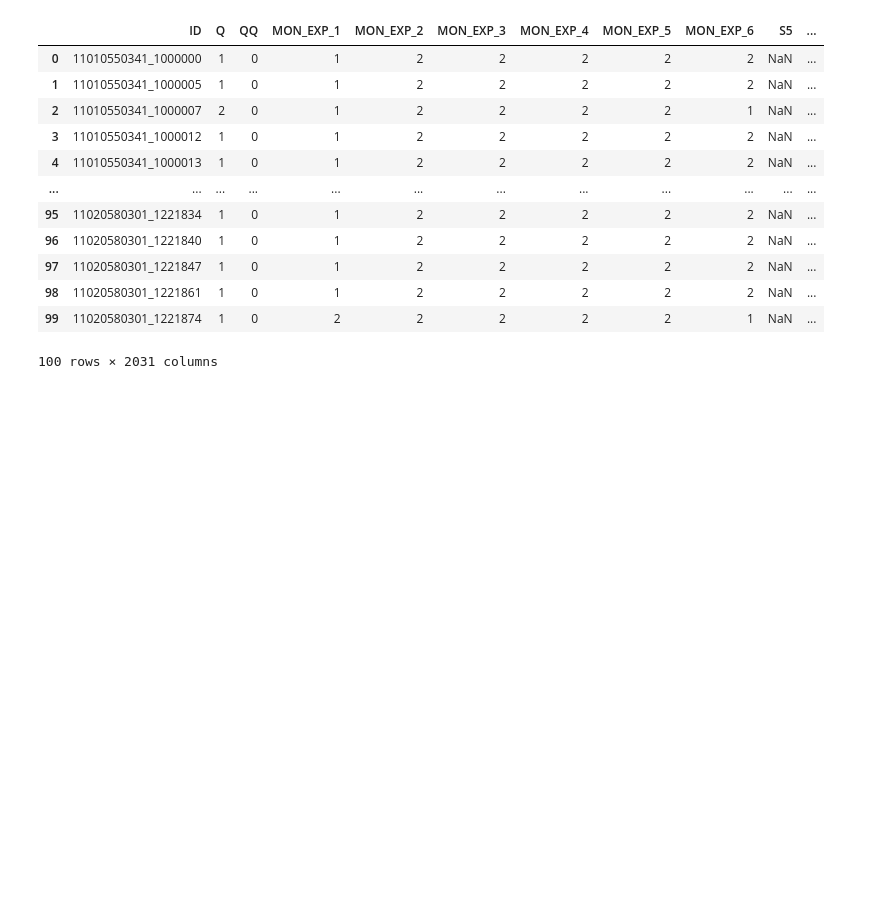
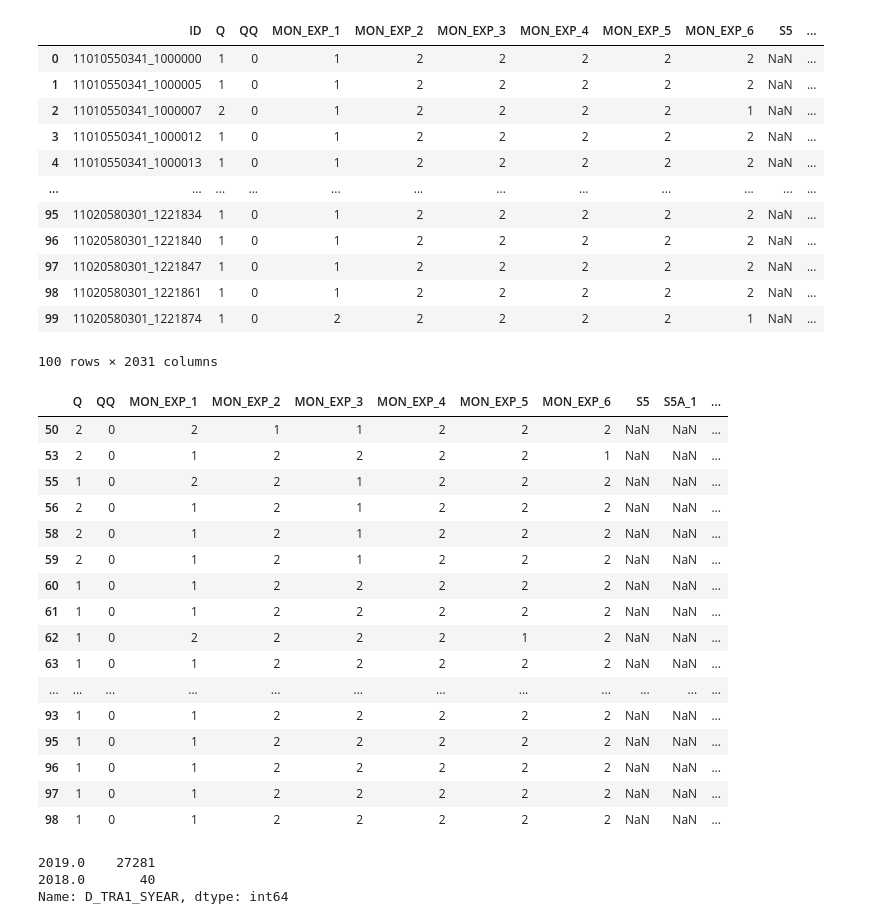
Before and after one commit to songhyeonjun/python-data, a Jupyter notebook: 프로젝트 ML/ml.ipynb, the cells around one changed output. Cells and saved outputs as stored; diff of their text form; code cells hidden in the pictures; blank space fills up the shorter version.

```diff
--- a/프로젝트 ML/ml.ipynb
+++ b/프로젝트 ML/ml.ipynb
@@ -35,5 +56,5 @@ rc('font', family=font_name)
 # %%
-df = pd.read_csv('data.csv') # 2019년 여행설문
+df = pd.read_csv('../../data.csv') # 2019년 여행설문
 # %%
 df[:100]
 # %% [output]
@@ -50,3 +71,31 @@ df[:100]
 | 98 | 11020580301_1221861 | 1 | 0 | 1 | 2 | 2 | 2 | 2 | 2 | NaN | ... |
 | 99 | 11020580301_1221874 | 1 | 0 | 2 | 2 | 2 | 2 | 2 | 1 | NaN | ... |
 100 rows × 2031 columns
+# %%
+##input 년도에 여행한 사람만 추출하기 전 확인
+year = 2019 ##년도
+df.iloc[50:100,1:15][df['D_TRA1_SYEAR']==year]
+# %% [output]
+|  | Q | QQ | MON_EXP_1 | MON_EXP_2 | MON_EXP_3 | MON_EXP_4 | MON_EXP_5 | MON_EXP_6 | S5 | S5A_1 | ... |
+| 50 | 2 | 0 | 2 | 1 | 1 | 2 | 2 | 2 | NaN | NaN | ... |
+| 53 | 2 | 0 | 1 | 2 | 2 | 2 | 2 | 1 | NaN | NaN | ... |
+| 55 | 1 | 0 | 2 | 2 | 1 | 2 | 2 | 2 | NaN | NaN | ... |
+| 56 | 2 | 0 | 1 | 2 | 1 | 2 | 2 | 2 | NaN | NaN | ... |
+| 58 | 2 | 0 | 1 | 2 | 1 | 2 | 2 | 2 | NaN | NaN | ... |
+| 59 | 2 | 0 | 1 | 2 | 1 | 2 | 2 | 2 | NaN | NaN | ... |
+| 60 | 1 | 0 | 1 | 2 | 2 | 2 | 2 | 2 | NaN | NaN | ... |
+| 61 | 1 | 0 | 1 | 2 | 2 | 2 | 2 | 2 | NaN | NaN | ... |
+| 62 | 1 | 0 | 2 | 2 | 2 | 2 | 1 | 2 | NaN | NaN | ... |
+| 63 | 1 | 0 | 1 | 2 | 2 | 2 | 2 | 2 | NaN | NaN | ... |
+| ... | ... | ... | ... | ... | ... | ... | ... | ... | ... | ... | ... |
+| 93 | 1 | 0 | 1 | 2 | 2 | 2 | 2 | 2 | NaN | NaN | ... |
+| 95 | 1 | 0 | 1 | 2 | 2 | 2 | 2 | 2 | NaN | NaN | ... |
+| 96 | 1 | 0 | 1 | 2 | 2 | 2 | 2 | 2 | NaN | NaN | ... |
+| 97 | 1 | 0 | 1 | 2 | 2 | 2 | 2 | 2 | NaN | NaN | ... |
+| 98 | 1 | 0 | 1 | 2 | 2 | 2 | 2 | 2 | NaN | NaN | ... |
+# %%
+df['D_TRA1_SYEAR'].value_counts()
+# %% [output]
+2019.0    27281
+2018.0       40
+Name: D_TRA1_SYEAR, dtype: int64
```
Also changed, not shown: parts of 7 cells of this notebook, 2 other files.
